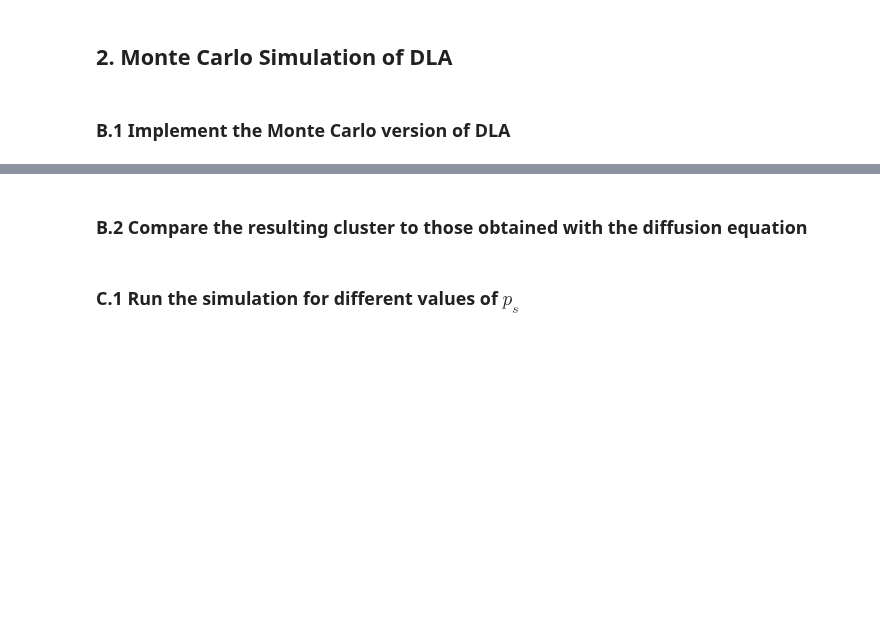
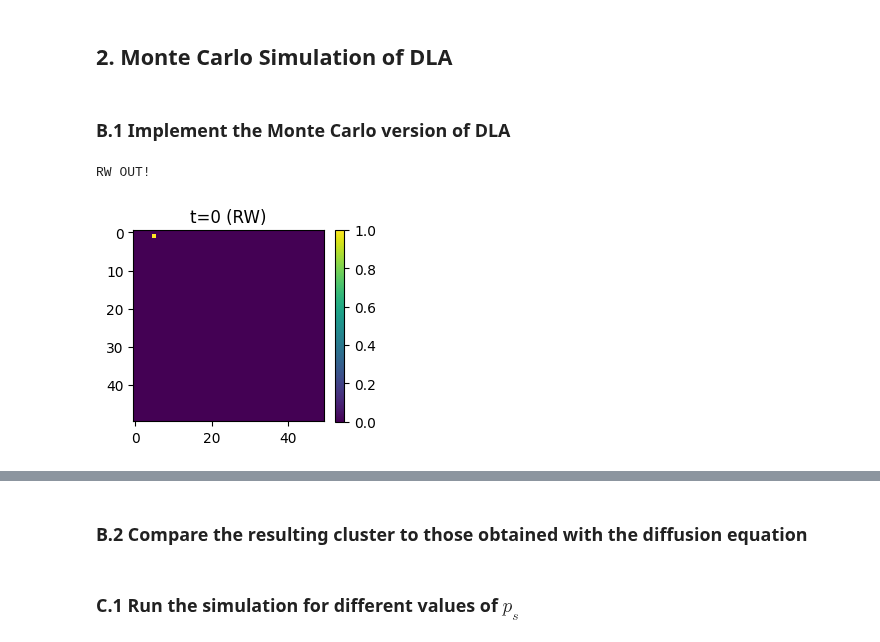
Before and after one commit to NitaiNijholt/ScientificComputing, a Jupyter notebook: assignment2_Pablo.ipynb, the cells around one changed output, grey strips where cells are left out. Saved outputs shown, nothing was run; the diff lists cells and outputs as text; code cells hidden in the pictures; blank space fills up the shorter version.

```diff
--- a/assignment2_Pablo.ipynb
+++ b/assignment2_Pablo.ipynb
@@ -75,9 +75,10 @@ if SHOW_STARTING_CONDITIONS:
 def solve_SOR(concentrations,cluster,stop_thresold,N):
 
     # TODO: Move this to function parameters
-    # TODO: Change w to optimal w
     MAX_ITERATIONS = 20
-    w=1.8
+
+    h = 1/(N + 1)
+    w= ω = 2/(1 + np.sin(np.pi * h))
 
     # At the top we have c=1, and c=0 at the bottom
     # TODO: Check if this is the case
@@ -409,0 +409,9 @@ same probability among all the points with maximun concentration
+# %%
+# Global parameters
+N = 50
+STEPS = 100
+STICKING_PROBABILITY = 1
+
+# Flags
+SHOW_STARTING_CONDITIONS = True
+SAVE_CLUSTER_EVOLUTION = True
@@ -409,0 +499,41 @@ same probability among all the points with maximun concentration
+# %%
+"""
+RW test: Evolution in time
+"""
+N = 50
+RW_STEPS = 100
+x0,y0 = 0,5
+
+RW_evolution = np.zeros((RW_STEPS,2))
+
+
+for i in range(RW_STEPS):
+
+    x,y = move_RW(x0,y0,N)
+    RW_out = bool(x<0 or x==N)
+
+    #print(i,x,y)
+
+
+    if RW_out:
+        print('RW OUT!')
+        break
+    # See if new location is cluster!
+    #elif cluster[x,y] == 1:
+        # Previous location was neighboor: add to cluster
+    #    # TODO: Add probability p_s
+    #    cluster[x0,y0] = 1
+    else:
+        # For animation, save location
+        RW_evolution[i,:] = x,y
+
+        # Continue!
+        x0,y0 = x,y
+
+
+
+# Do animation up to i
+rw_animation(RW_evolution[:i,:], interval=250,fps=10,name='rw_animation.mp4')
+# %% [output]
+RW OUT!
+[figure, added]
```
Also changed, not shown: parts of 10 cells of this notebook.
